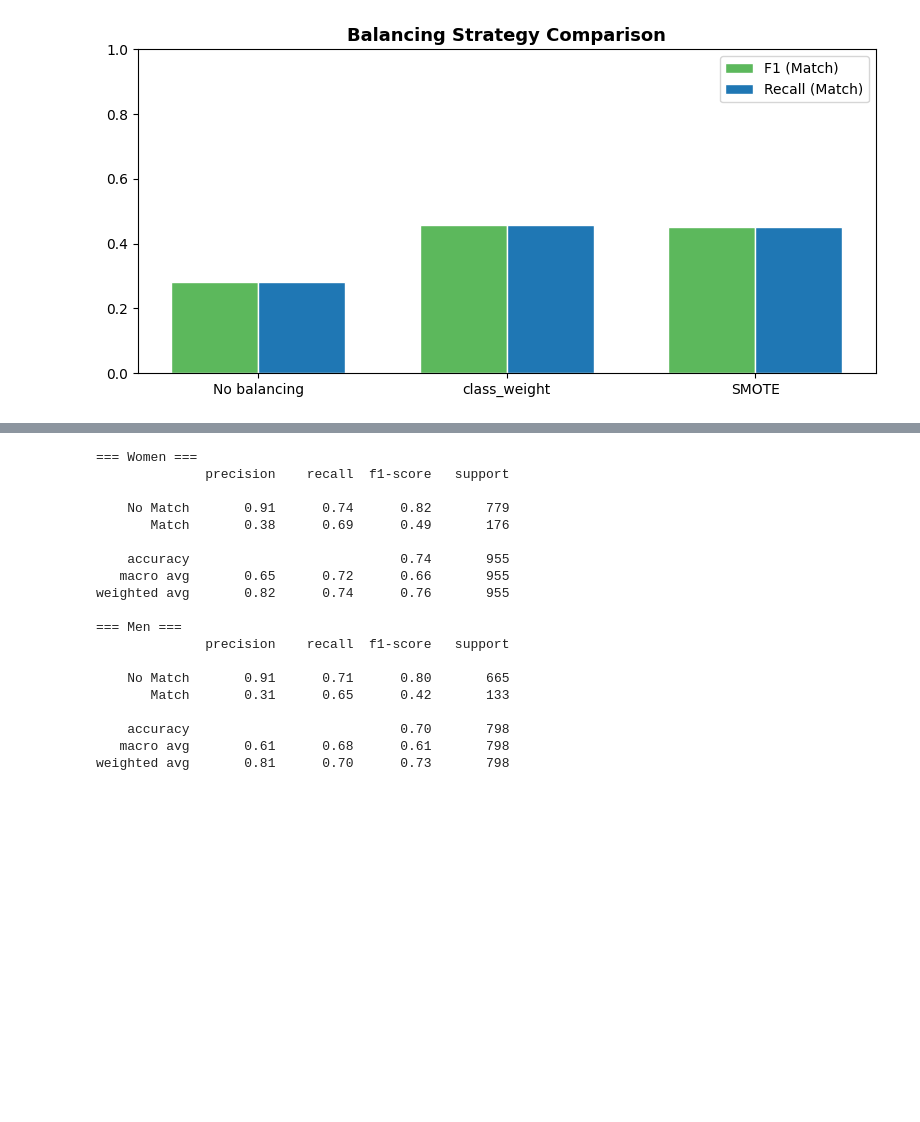
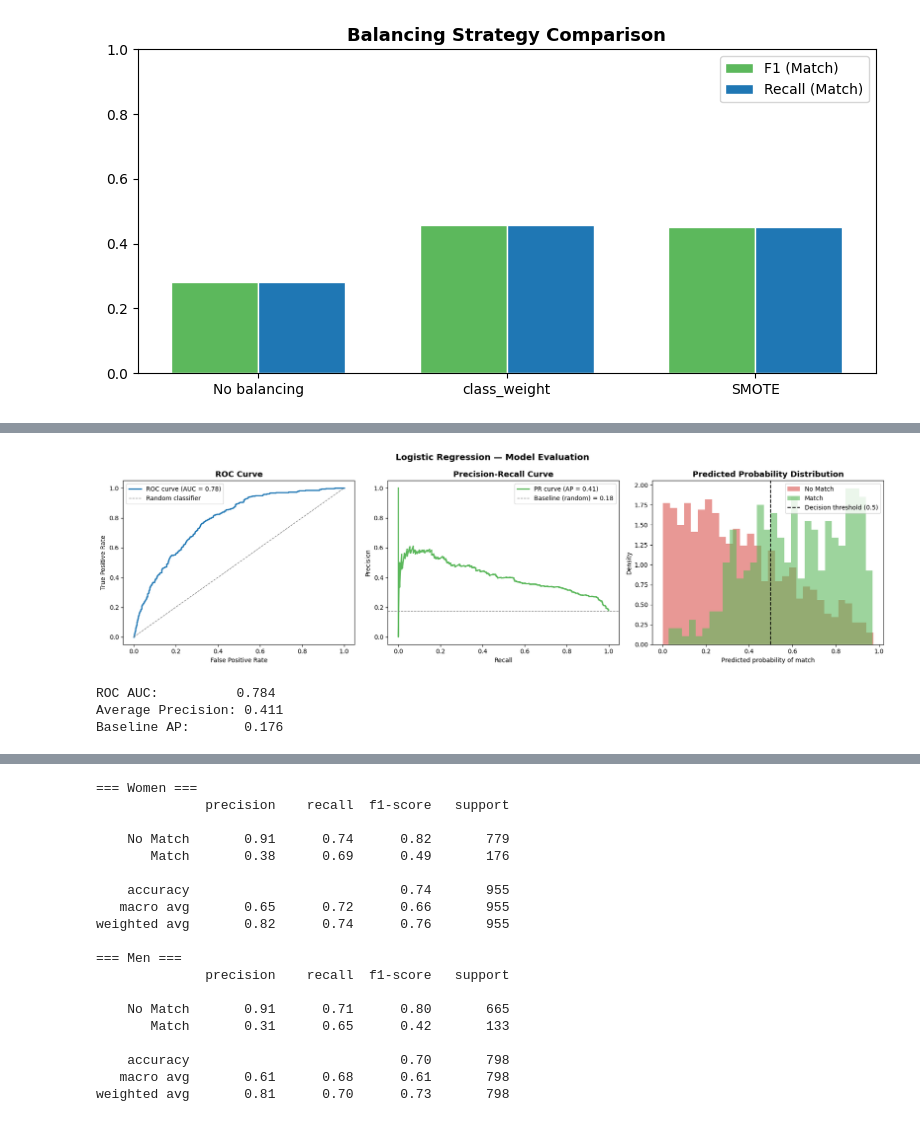
Before and after one commit to rszgosz/Data-Mining, a Jupyter notebook: speed_dating_part2.ipynb, the cells around one changed output, grey strips where cells are left out. Saved outputs shown, nothing was run; the diff lists cells and outputs as text; code cells hidden in the pictures; blank space fills up the shorter version.

```diff
--- a/speed_dating_part2.ipynb
+++ b/speed_dating_part2.ipynb
@@ -663,0 +747,56 @@ simpler to apply, so it remains the chosen strategy for the final model.
+# %%
+from sklearn.metrics import roc_curve, auc, precision_recall_curve, average_precision_score
+
+y_prob = lr.predict_proba(X_test)[:, 1]
+
+# ── ROC Curve ──
+fpr, tpr, _ = roc_curve(y_test, y_prob)
+roc_auc = auc(fpr, tpr)
+
+fig, axes = plt.subplots(1, 3, figsize=(18, 5))
+
+axes[0].plot(fpr, tpr, color='#1f77b4', linewidth=2, label=f'ROC curve (AUC = {roc_auc:.2f})')
+axes[0].plot([0, 1], [0, 1], color='gray', linestyle='--', linewidth=1, label='Random classifier')
+axes[0].set_xlabel('False Positive Rate')
+axes[0].set_ylabel('True Positive Rate')
+axes[0].set_title('ROC Curve', fontsize=13, fontweight='bold')
+axes[0].legend()
+
+# ── Precision-Recall Curve ──
+precision, recall, _ = precision_recall_curve(y_test, y_prob)
+ap = average_precision_score(y_test, y_prob)
+baseline = y_test.mean()
+
+axes[1].plot(recall, precision, color='#5cb85c', linewidth=2, label=f'PR curve (AP = {ap:.2f})')
+axes[1].axhline(baseline, color='gray', linestyle='--', linewidth=1,
+                label=f'Baseline (random) = {baseline:.2f}')
+axes[1].set_xlabel('Recall')
+axes[1].set_ylabel('Precision')
+axes[1].set_title('Precision-Recall Curve', fontsize=13, fontweight='bold')
+axes[1].legend()
+
+# ── Predicted Probabilities Distribution ──
+prob_match    = y_prob[y_test == 1]
+prob_no_match = y_prob[y_test == 0]
+
+axes[2].hist(prob_no_match, bins=30, alpha=0.6, color='#d9534f', label='No Match', density=True)
+axes[2].hist(prob_match,    bins=30, alpha=0.6, color='#5cb85c', label='Match',    density=True)
+axes[2].axvline(0.5, color='black', linestyle='--', linewidth=1.5, label='Decision threshold (0.5)')
+axes[2].set_xlabel('Predicted probability of match')
+axes[2].set_ylabel('Density')
+axes[2].set_title('Predicted Probability Distribution', fontsize=13, fontweight='bold')
+axes[2].legend()
+
+plt.suptitle('Logistic Regression — Model Evaluation', fontsize=14, fontweight='bold')
+plt.tight_layout()
+plt.savefig('plot_main_goal_evaluation.png', bbox_inches='tight')
+plt.show()
+
+print(f"ROC AUC:          {roc_auc:.3f}")
+print(f"Average Precision: {ap:.3f}")
+print(f"Baseline AP:       {baseline:.3f}")
+# %% [output]
+[figure, added]
+ROC AUC:          0.784
+Average Precision: 0.411
+Baseline AP:       0.176
```
Also changed, not shown: parts of 64 cells of this notebook, 5 other files.
